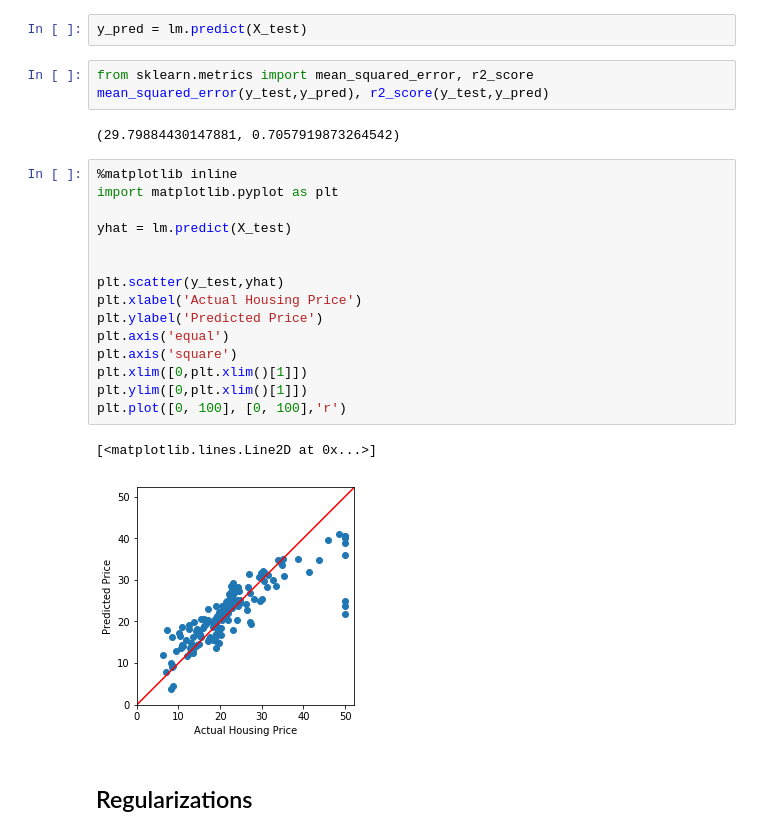
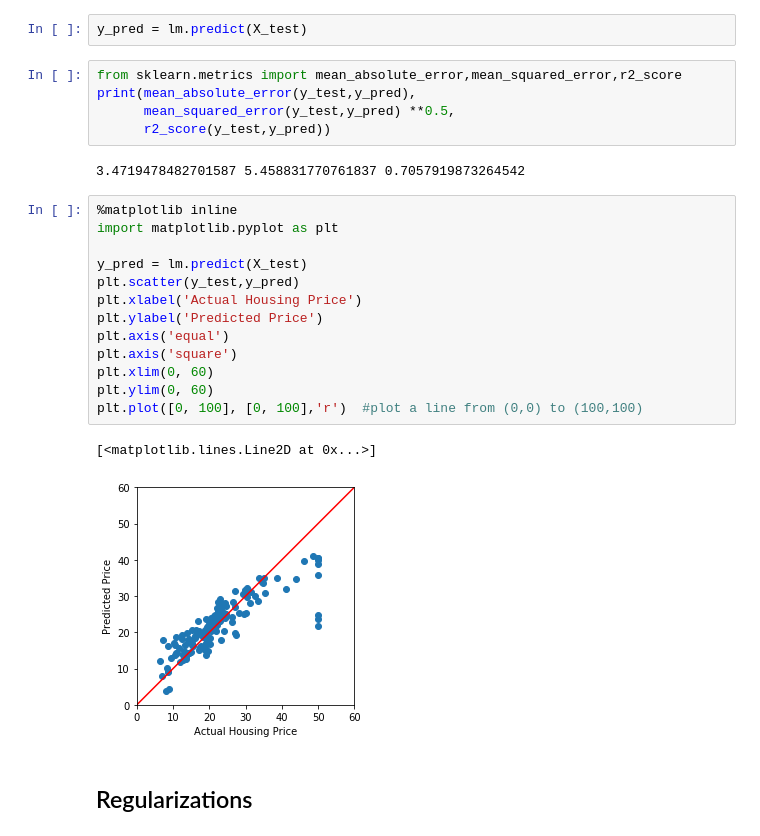
Before and after one commit to anqitu/SckitLearn, a Jupyter notebook: exercises/scikit.ipynb, the cells around one changed output. Cells and saved outputs as stored; diff of their text form.

```diff
--- a/exercises/scikit.ipynb
+++ b/exercises/scikit.ipynb
@@ -1240,28 +1260,28 @@ lm.score(X_test, y_test)
 # %%
 y_pred = lm.predict(X_test)
 # %%
-from sklearn.metrics import mean_squared_error, r2_score
-mean_squared_error(y_test,y_pred), r2_score(y_test,y_pred)
+from sklearn.metrics import mean_absolute_error,mean_squared_error,r2_score
+print(mean_absolute_error(y_test,y_pred),
+      mean_squared_error(y_test,y_pred) **0.5,
+      r2_score(y_test,y_pred))
 # %% [output]
-(29.79884430147881, 0.7057919873264542)
+3.4719478482701587 5.458831770761837 0.7057919873264542
 # %%
 %matplotlib inline
 import matplotlib.pyplot as plt
 
-yhat = lm.predict(X_test)
-
-
-plt.scatter(y_test,yhat)
+y_pred = lm.predict(X_test)
+plt.scatter(y_test,y_pred)
 plt.xlabel('Actual Housing Price')
 plt.ylabel('Predicted Price')
 plt.axis('equal')
 plt.axis('square')
-plt.xlim([0,plt.xlim()[1]])
-plt.ylim([0,plt.xlim()[1]])
-plt.plot([0, 100], [0, 100],'r')
+plt.xlim(0, 60)
+plt.ylim(0, 60)
+plt.plot([0, 100], [0, 100],'r')  #plot a line from (0,0) to (100,100)
 # %% [output]
 [<matplotlib.lines.Line2D at 0x...>]
-[figure, old version]
+[figure, new version]
 # %% [markdown]
 ## Regularizations
 # %% [markdown]
```
Also changed, not shown: parts of 88 cells of this notebook, 11 other files.
